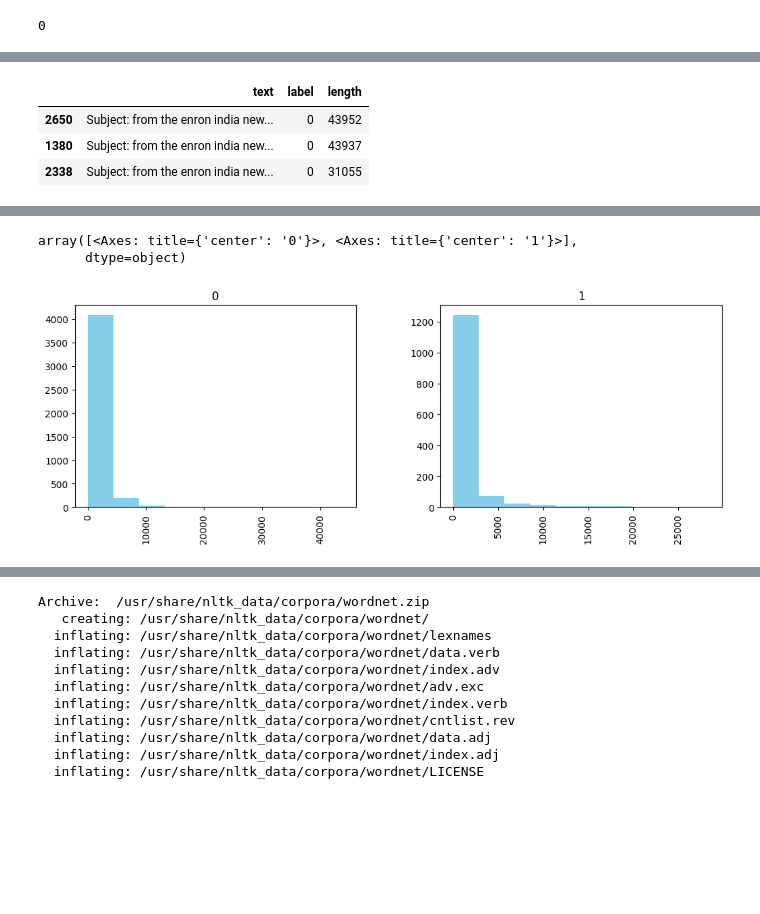
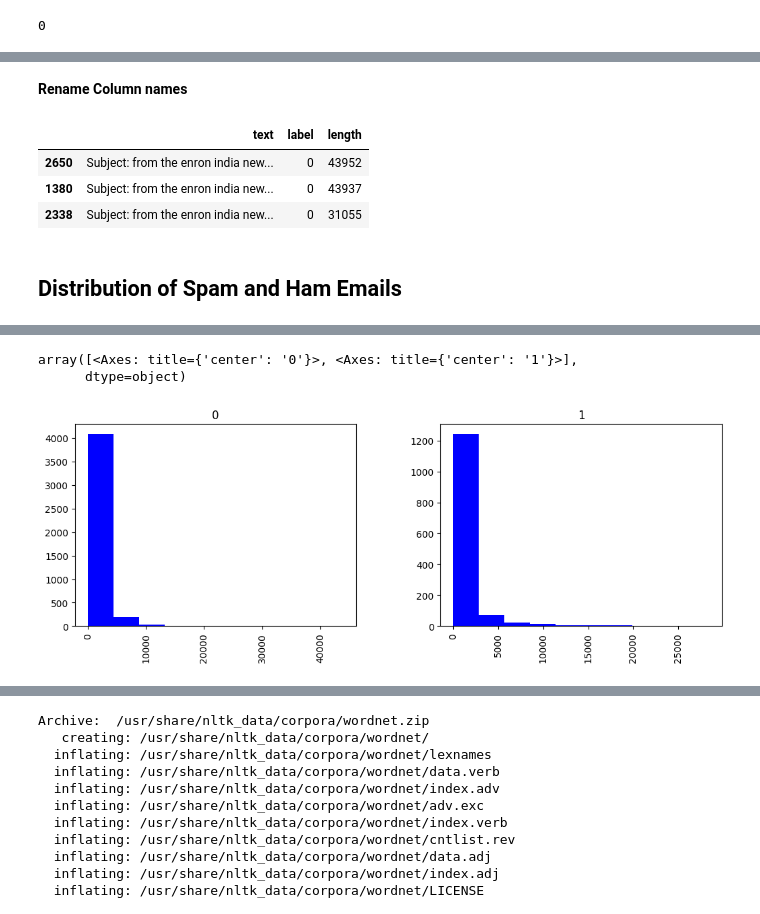
Before and after one commit to tedoaba/CodersCaveInternship, a Jupyter notebook: golden-task-2-spam-filter.ipynb, the cells around one changed output, grey strips where cells are left out. Drawn from its saved outputs; the diff is of its cells as text; code cells hidden in the pictures; blank space fills up the shorter version.

Commit message:
Kaggle Notebook | Golden Task 2: Spam Filter | Final

```diff
--- a/golden-task-2-spam-filter.ipynb
+++ b/golden-task-2-spam-filter.ipynb
@@ -124,3 +146,5 @@ spam_df.duplicated().sum()
+# %% [markdown]
+**Rename Column names**
 # %%
 # Rename names columns
 spam_df=spam_df.rename(columns={'spam':'label'})
@@ -132,4 +156,6 @@ spam_df.sort_values(by='length', ascending=False).head(3)
 | 2650 | Subject: from the enron india new... | 0 | 43952 |
 | 1380 | Subject: from the enron india new... | 0 | 43937 |
 | 2338 | Subject: from the enron india new... | 0 | 31055 |
+# %% [markdown]
+## Distribution of Spam and Ham Emails
 # %%
@@ -143,8 +179,8 @@ fig.show()
 # %% [output]
 [interactive output not drawn]
 # %%
-spam_df.hist(column = 'length', by ='label',figsize=(12,4), bins = 10,color='skyblue')
+spam_df.hist(column = 'length', by ='label',figsize=(12,4), bins = 10,color='blue')
 # %% [output]
 array([<Axes: title={'center': '0'}>, <Axes: title={'center': '1'}>],
       dtype=object)
-[figure, old version]
+[figure, new version]
```
Also changed, not shown: parts of 41 cells of this notebook.
